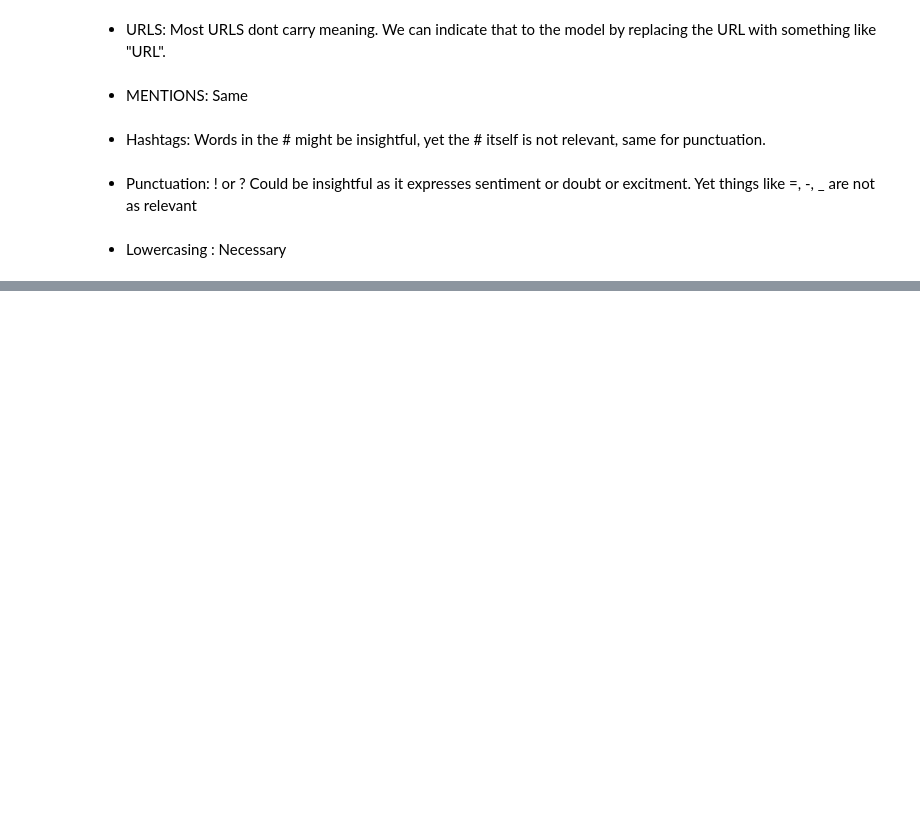
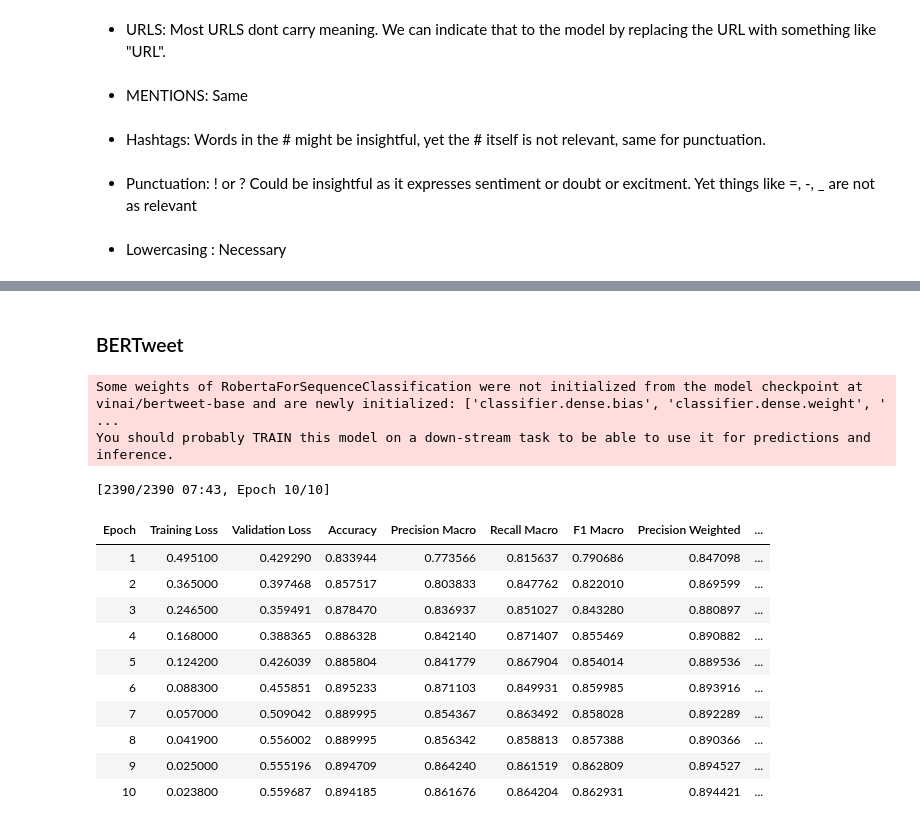
Before and after one commit to rmiranda37/text_mining_2025, a Jupyter notebook: EDA.ipynb, the cells around one changed output, grey strips where cells are left out. Cells and saved outputs as stored; diff of their text form; code cells hidden in the pictures; blank space fills up the shorter version.

```diff
--- a/EDA.ipynb
+++ b/EDA.ipynb
@@ -604,0 +867,19 @@ ValueError: Could not interpret value `word_count` for `y`. An entry with this n
+# %% [markdown]
+### BERTweet
+# %%
+trainer_bertweet = train_encoder_model(df_proc, model_checkpoint="vinai/bertweet-base")
+# %% [output]
+Some weights of RobertaForSequenceClassification were not initialized from the model checkpoint at vinai/bertweet-base and are newly initialized: ['classifier.dense.bias', 'classifier.dense.weight', ' ...
+You should probably TRAIN this model on a down-stream task to be able to use it for predictions and inference.
+[2390/2390 07:43, Epoch 10/10]
+| Epoch | Training Loss | Validation Loss | Accuracy | Precision Macro | Recall Macro | F1 Macro | Precision Weighted | ... |
+| 1 | 0.495100 | 0.429290 | 0.833944 | 0.773566 | 0.815637 | 0.790686 | 0.847098 | ... |
+| 2 | 0.365000 | 0.397468 | 0.857517 | 0.803833 | 0.847762 | 0.822010 | 0.869599 | ... |
+| 3 | 0.246500 | 0.359491 | 0.878470 | 0.836937 | 0.851027 | 0.843280 | 0.880897 | ... |
+| 4 | 0.168000 | 0.388365 | 0.886328 | 0.842140 | 0.871407 | 0.855469 | 0.890882 | ... |
+| 5 | 0.124200 | 0.426039 | 0.885804 | 0.841779 | 0.867904 | 0.854014 | 0.889536 | ... |
+| 6 | 0.088300 | 0.455851 | 0.895233 | 0.871103 | 0.849931 | 0.859985 | 0.893916 | ... |
+| 7 | 0.057000 | 0.509042 | 0.889995 | 0.854367 | 0.863492 | 0.858028 | 0.892289 | ... |
+| 8 | 0.041900 | 0.556002 | 0.889995 | 0.856342 | 0.858813 | 0.857388 | 0.890366 | ... |
+| 9 | 0.025000 | 0.555196 | 0.894709 | 0.864240 | 0.861519 | 0.862809 | 0.894527 | ... |
+| 10 | 0.023800 | 0.559687 | 0.894185 | 0.861676 | 0.864204 | 0.862931 | 0.894421 | ... |
```
Also changed, not shown: parts of 80 cells of this notebook.
